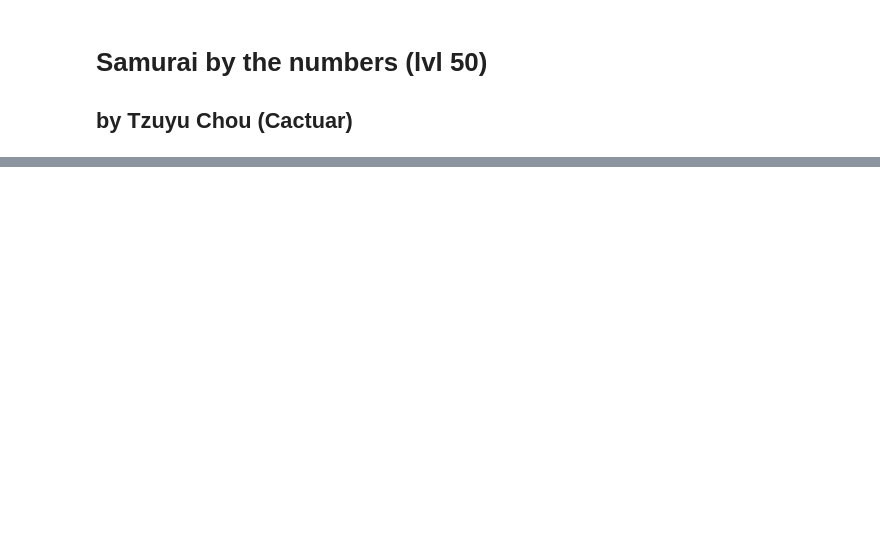
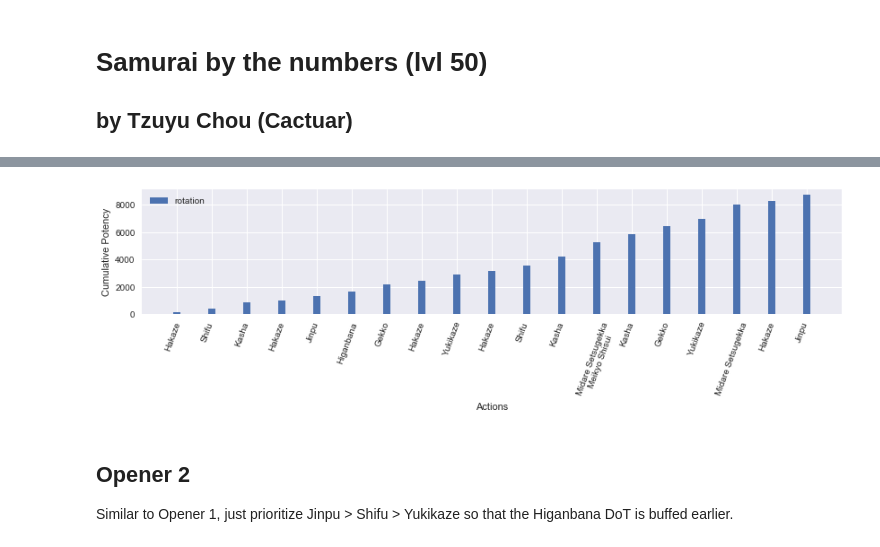
Before and after one commit to rconcep/ffxiv, a Jupyter notebook: sam-by-the-numbers-50.ipynb, the cells around one changed output, grey strips where cells are left out. Saved outputs shown, nothing was run; the diff lists cells and outputs as text; code cells hidden in the pictures; blank space fills up the shorter version.

```diff
--- a/sam-by-the-numbers-50.ipynb
+++ b/sam-by-the-numbers-50.ipynb
@@ -210,0 +39,14 @@ fig.tight_layout(pad=2)
+# %%
+sam = Samurai()
+
+n_targets = 1
+
+actions = [('Hakaze'), ('Shifu'), ('Kasha'), ('Hakaze'),
+           ('Jinpu'), ('Higanbana'), ('Gekko'), ('Hakaze'),
+           ('Yukikaze'), ('Hakaze'), ('Shifu'), ('Kasha'),
+           ('Midare Setsugekka', 'Meikyo Shisui'), ('Kasha'), ('Gekko'), ('Yukikaze'),
+           ('Midare Setsugekka'), ('Hakaze'), ('Jinpu')]
+# %%
+df0, average_potency = sam.parse_rotation(actions)
+display(df0)
+print 'average potency per GCD =', average_potency
@@ -210,0 +72,7 @@ fig.tight_layout(pad=2)
+# %%
+plot_potency(df0)
+# %% [output]
+[figure, added]
+# %% [markdown]
+## Opener 2
+Similar to Opener 1, just prioritize Jinpu > Shifu > Yukikaze so that the Higanbana DoT is buffed earlier.
```
Also changed, not shown: parts of 59 cells of this notebook, 5 other files.
